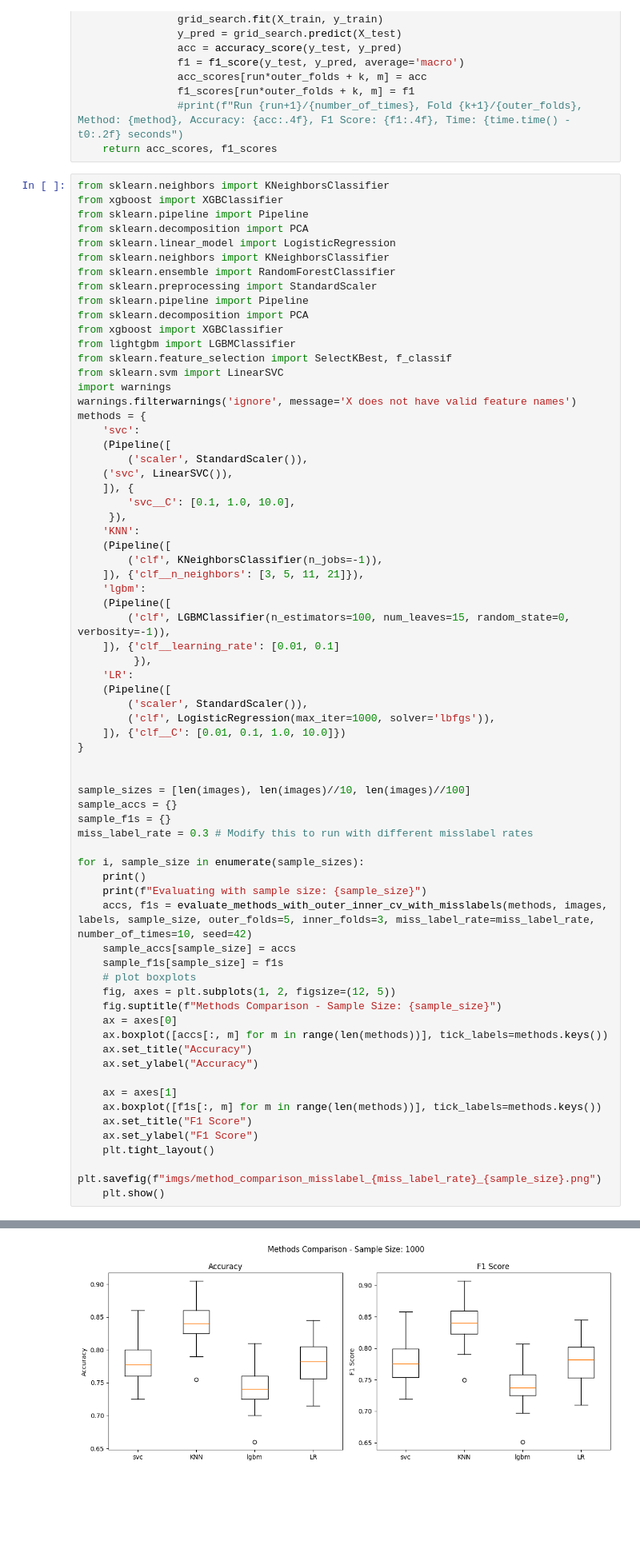
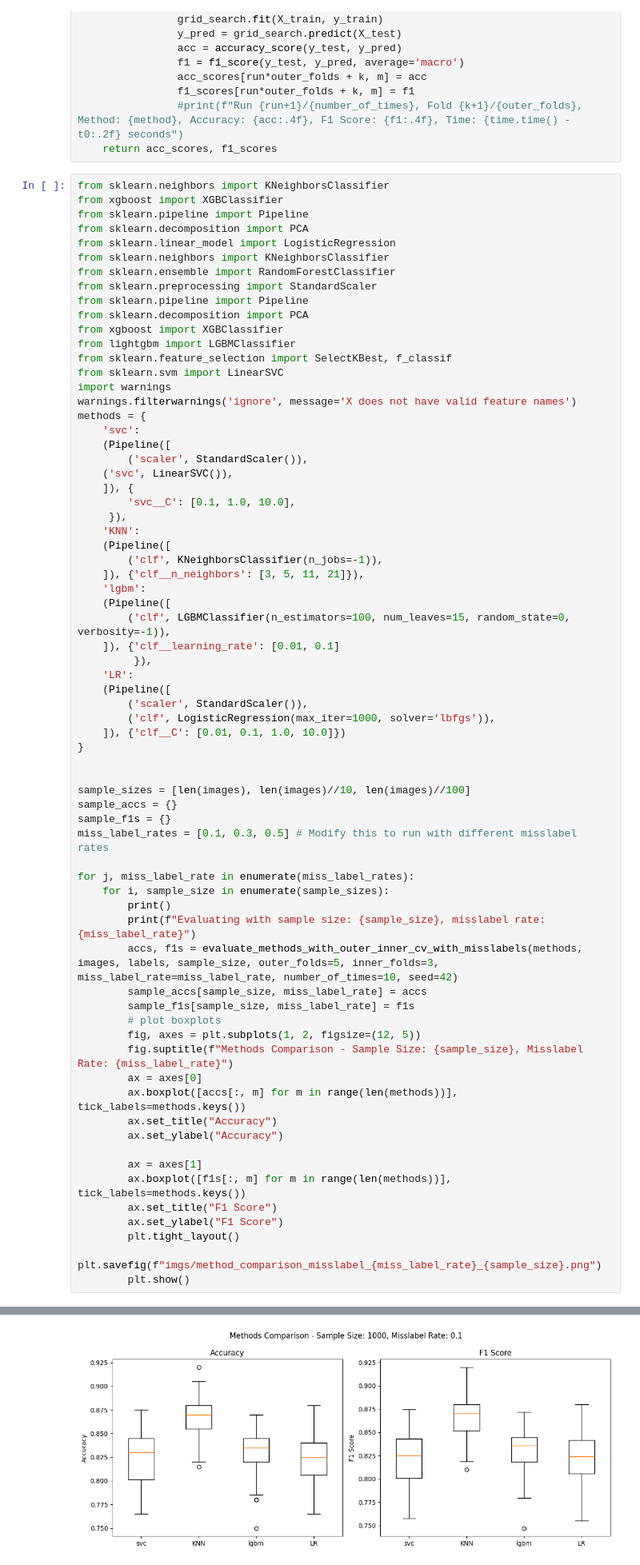
Before and after one commit to LucasKuszli/big_data, a Jupyter notebook: src_project3/project3Py.ipynb, the cells around one changed output, grey strips where cells are left out. Shown at 80% size. Drawn from its saved outputs; the diff is of its cells as text; blank space fills up the shorter version.

```diff
--- a/src_project3/project3Py.ipynb
+++ b/src_project3/project3Py.ipynb
@@ -561,27 +561,28 @@ methods = {
 sample_sizes = [len(images), len(images)//10, len(images)//100]
 sample_accs = {}
 sample_f1s = {}
-miss_label_rate = 0.3 # Modify this to run with different misslabel rates
+miss_label_rates = [0.1, 0.3, 0.5] # Modify this to run with different misslabel rates
 
-for i, sample_size in enumerate(sample_sizes):
-    print()
-    print(f"Evaluating with sample size: {sample_size}")
-    accs, f1s = evaluate_methods_with_outer_inner_cv_with_misslabels(methods, images, labels, sample_size, outer_folds=5, inner_folds=3, miss_label_rate=miss_label_rate, number_of_times=10, seed=42)
-    sample_accs[sample_size] = accs
-    sample_f1s[sample_size] = f1s
-    # plot boxplots
-    fig, axes = plt.subplots(1, 2, figsize=(12, 5))
-    fig.suptitle(f"Methods Comparison - Sample Size: {sample_size}")
-    ax = axes[0]
-    ax.boxplot([accs[:, m] for m in range(len(methods))], tick_labels=methods.keys())
-    ax.set_title("Accuracy")
-    ax.set_ylabel("Accuracy")
+for j, miss_label_rate in enumerate(miss_label_rates):
+    for i, sample_size in enumerate(sample_sizes):
+        print()
+        print(f"Evaluating with sample size: {sample_size}, misslabel rate: {miss_label_rate}")
+        accs, f1s = evaluate_methods_with_outer_inner_cv_with_misslabels(methods, images, labels, sample_size, outer_folds=5, inner_folds=3, miss_label_rate=miss_label_rate, number_of_times=10, seed=42)
+        sample_accs[sample_size, miss_label_rate] = accs
+        sample_f1s[sample_size, miss_label_rate] = f1s
+        # plot boxplots
+        fig, axes = plt.subplots(1, 2, figsize=(12, 5))
+        fig.suptitle(f"Methods Comparison - Sample Size: {sample_size}, Misslabel Rate: {miss_label_rate}")
+        ax = axes[0]
+        ax.boxplot([accs[:, m] for m in range(len(methods))], tick_labels=methods.keys())
+        ax.set_title("Accuracy")
+        ax.set_ylabel("Accuracy")
 
-    ax = axes[1]
-    ax.boxplot([f1s[:, m] for m in range(len(methods))], tick_labels=methods.keys())
-    ax.set_title("F1 Score")
-    ax.set_ylabel("F1 Score")
-    plt.tight_layout()
-    plt.savefig(f"imgs/method_comparison_misslabel_{miss_label_rate}_{sample_size}.png")
-    plt.show()
+        ax = axes[1]
+        ax.boxplot([f1s[:, m] for m in range(len(methods))], tick_labels=methods.keys())
+        ax.set_title("F1 Score")
+        ax.set_ylabel("F1 Score")
+        plt.tight_layout()
+        plt.savefig(f"imgs/method_comparison_misslabel_{miss_label_rate}_{sample_size}.png")
+        plt.show()
 # %% [output]
@@ -591 +592 @@ Evaluating with sample size: 1000
-[figure, old version]
+[figure, new version]
```
Also changed, not shown: parts of 3 cells of this notebook.
